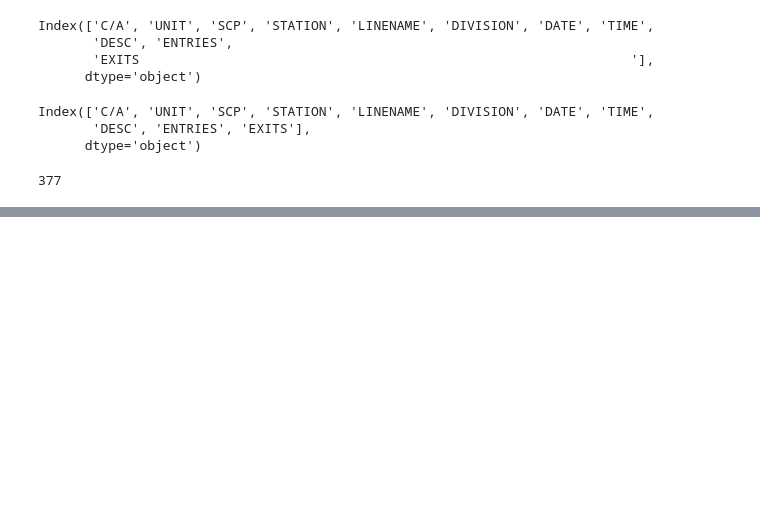
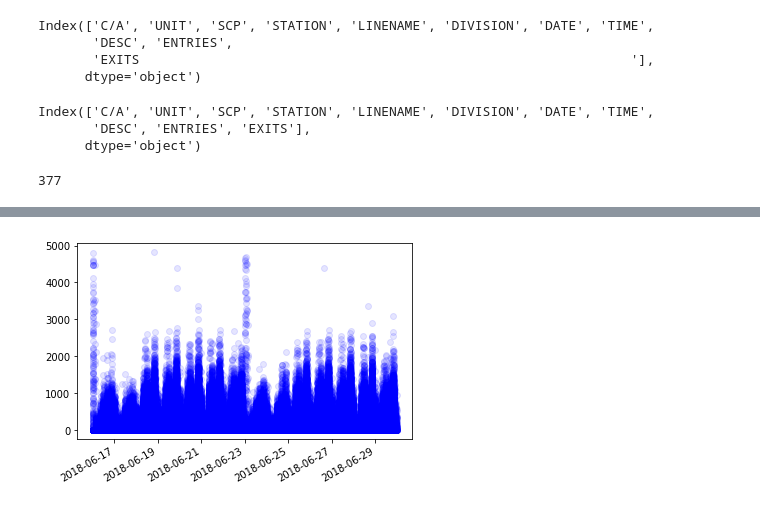
Before and after one commit to sgbroer/project_benson, a Jupyter notebook: MTA_Data_Handle_Sam.ipynb, the cells around one changed output, grey strips where cells are left out. Saved outputs shown, nothing was run; the diff lists cells and outputs as text; code cells hidden in the pictures; blank space fills up the shorter version.

```diff
--- a/MTA_Data_Handle_Sam.ipynb
+++ b/MTA_Data_Handle_Sam.ipynb
@@ -282,0 +230,18 @@ df[(abs(df['FTRAFFIC']) < 5000)].sort_values('FTRAFFIC')
+# %%
+#Just from eyeballing looks like 5000 if a more reasonable filter from the peaks
+#Some danger here with throwing out the stations we really need since we're tossing the highest counts
+#But the days with the data we're dropping still have other points up there, so it may even out?
+#This also will be helped if I can do get the function to replace with a median instead of 0s
+
+df["EXITS_COUNT"] = df.apply(count_cleaner, axis=1, max_counter= 5000, column_name='EXITS_COUNT')
+df['ENTRIES_COUNT'] = df.apply(count_cleaner, axis=1, max_counter = 5000, column_name='ENTRIES_COUNT')
+# %%
+#Let's have a look
+fig, ax = plt.subplots()
+ax.plot(df.DATE_TIME, df.ENTRIES_COUNT, 'bo', alpha=.1)
+
+fig.autofmt_xdate()
+
+ax.fmt_xdata = mdates.DateFormatter('%Y-%m-%d')
+# %% [output]
+[figure, added]
```
Also changed, not shown: parts of 30 cells of this notebook.
